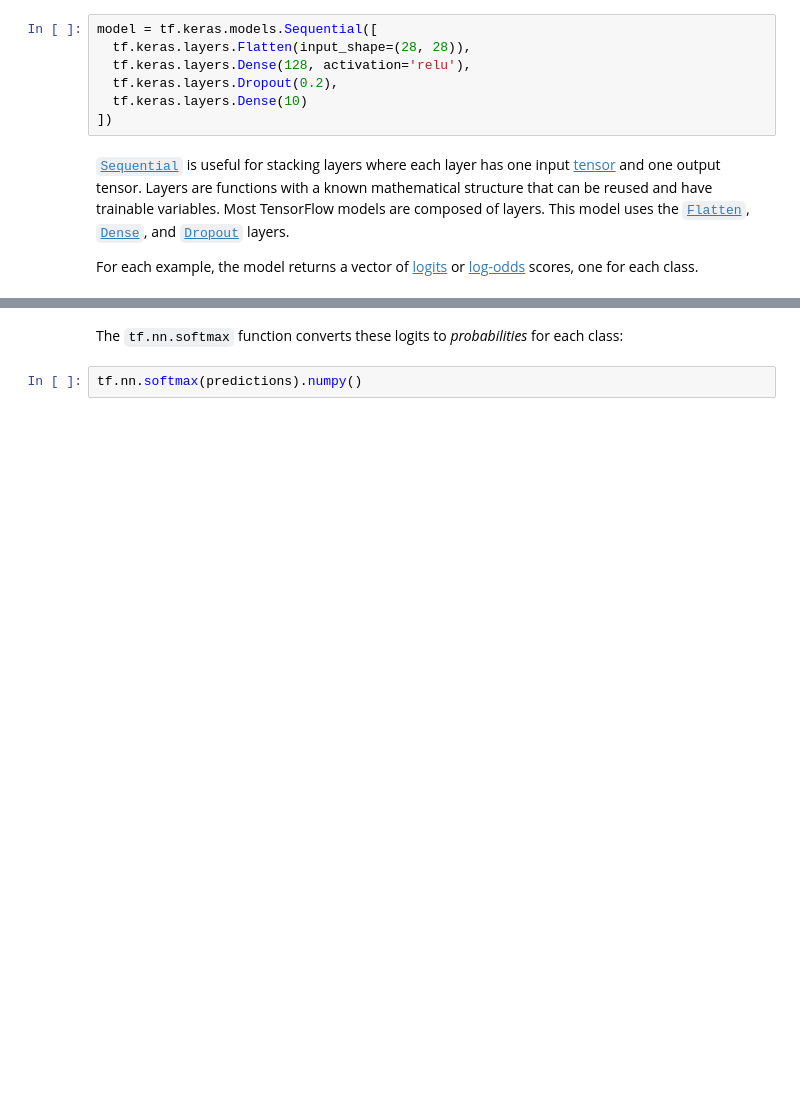
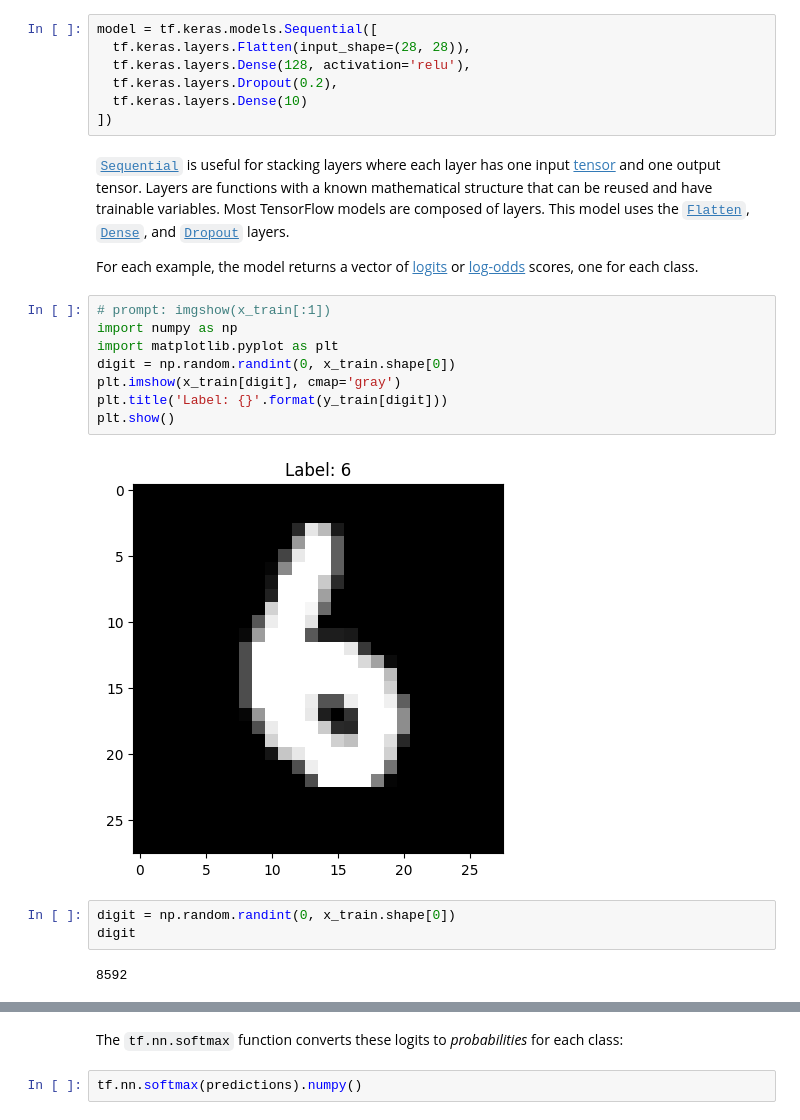
Before and after one commit to ZahYou/Titanic, a Jupyter notebook: site/en/tutorials/quickstart/beginner.ipynb, the cells around one changed output, grey strips where cells are left out. Saved outputs shown, nothing was run; the diff lists cells and outputs as text; blank space fills up the shorter version.

```diff
--- a/site/en/tutorials/quickstart/beginner.ipynb
+++ b/site/en/tutorials/quickstart/beginner.ipynb
@@ -82,3 +83,18 @@ model = tf.keras.models.Sequential([
 [`Sequential`](https://www.tensorflow.org/guide/keras/sequential_model) is useful for stacking layers where each layer has one input [tensor](https://www.tensorflow.org/guide/tensor) and one output tensor. Layers are functions with a known mathematical structure that can be reused and have trainable variables. Most TensorFlow models are composed of layers. This model uses the [`Flatten`](https://www.tensorflow.org/api_docs/python/tf/keras/layers/Flatten), [`Dense`](https://www.tensorflow.org/api_docs/python/tf/keras/layers/Dense), and [`Dropout`](https://www.tensorflow.org/api_docs/python/tf/keras/layers/Dropout) layers.
 
 For each example, the model returns a vector of [logits](https://developers.google.com/machine-learning/glossary#logits) or [log-odds](https://developers.google.com/machine-learning/glossary#log-odds) scores, one for each class.
+# %%
+# prompt: imgshow(x_train[:1])
+import numpy as np
+import matplotlib.pyplot as plt
+digit = np.random.randint(0, x_train.shape[0])
+plt.imshow(x_train[digit], cmap='gray')
+plt.title('Label: {}'.format(y_train[digit]))
+plt.show()
+# %% [output]
+[figure, added]
+# %%
+digit = np.random.randint(0, x_train.shape[0])
+digit
+# %% [output]
+8592
```
Also changed, not shown: parts of 5 cells of this notebook.
